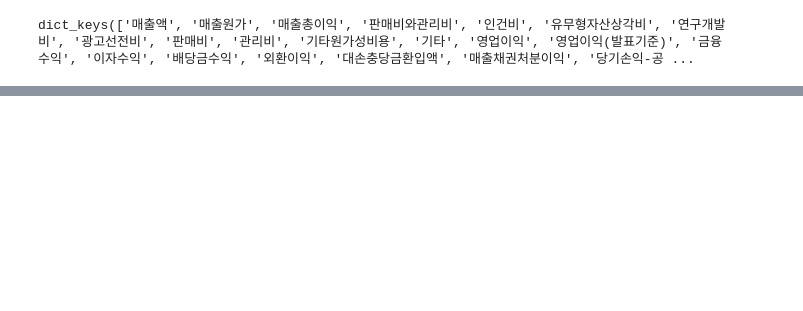
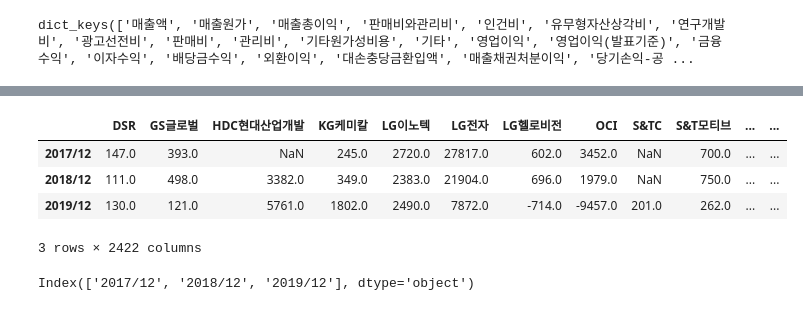
Before and after one commit to mingqook/Finance_ML, a Jupyter notebook: test.ipynb, the cells around one changed output, grey strips where cells are left out. Cells and saved outputs as stored; diff of their text form; code cells hidden in the pictures; blank space fills up the shorter version.

```diff
--- a/test.ipynb
+++ b/test.ipynb
@@ -169,0 +367,32 @@ data_i.head()
+# %%
+sh_profit = data_f['지배주주순이익']
+sh_profit = sh_profit.T
+tax = data_f['법인세비용']
+tax = tax.T
+interest = data_f['이자비용']
+interest = interest.T
+
+ebit = sh_profit + tax + interest
+
+ebit_n = pd.DataFrame({"종목코드" :list(ebit.columns)})
+ebit_nn = ebit_n.merge(tn)
+ebit.columns = list(ebit_nn['회사명'])
+
+ebit
+# %% [output]
+|  | DSR | GS글로벌 | HDC현대산업개발 | KG케미칼 | LG이노텍 | LG전자 | LG헬로비전 | OCI | S&TC | S&T모티브 | ... | ... |
+| 2017/12 | 147.0 | 393.0 | NaN | 245.0 | 2720.0 | 27817.0 | 602.0 | 3452.0 | NaN | 700.0 | ... | ... |
+| 2018/12 | 111.0 | 498.0 | 3382.0 | 349.0 | 2383.0 | 21904.0 | 696.0 | 1979.0 | NaN | 750.0 | ... | ... |
+| 2019/12 | 130.0 | 121.0 | 5761.0 | 1802.0 | 2490.0 | 7872.0 | -714.0 | -9457.0 | 201.0 | 262.0 | ... | ... |
+3 rows × 2422 columns
+# %%
+per = data_i.iloc[0,:]
+earning = data_f['매출액']
+earning = earning.T
+
+earning_n = pd.DataFrame({"종목코드" :list(earning.columns)})
+earning_nn = earning_n.merge(tn)
+earning.columns = list(earning_nn['회사명'])
+earning.index
+# %% [output]
+Index(['2017/12', '2018/12', '2019/12'], dtype='object')
```
Also changed, not shown: parts of 70 cells of this notebook.
